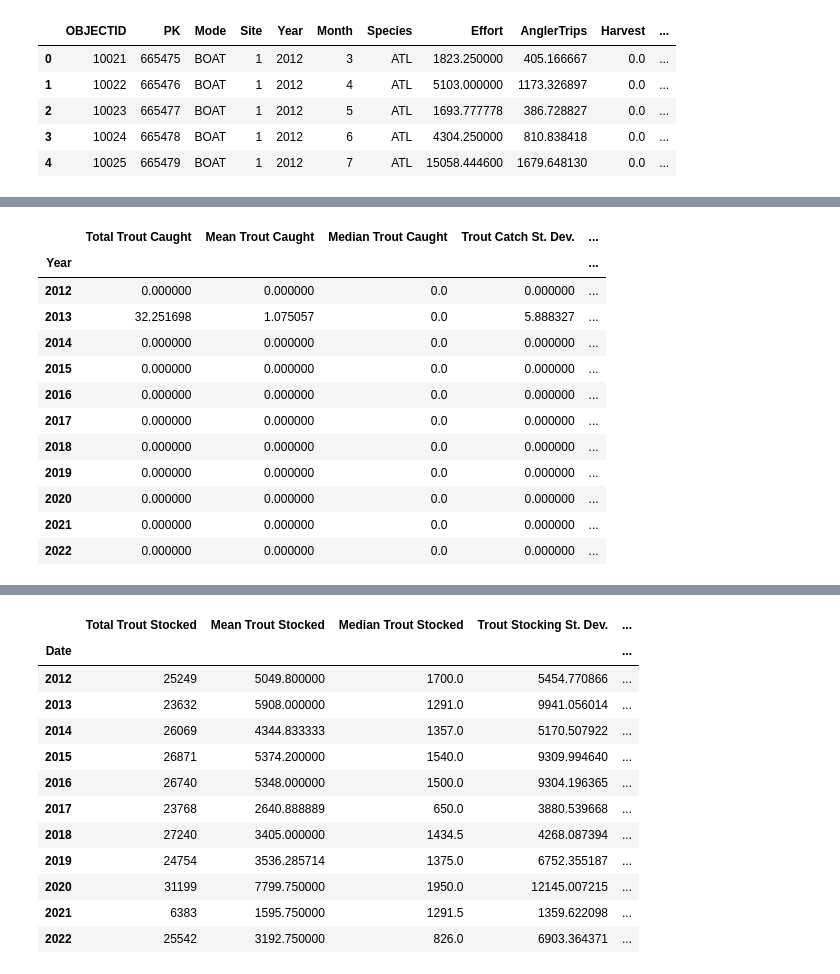
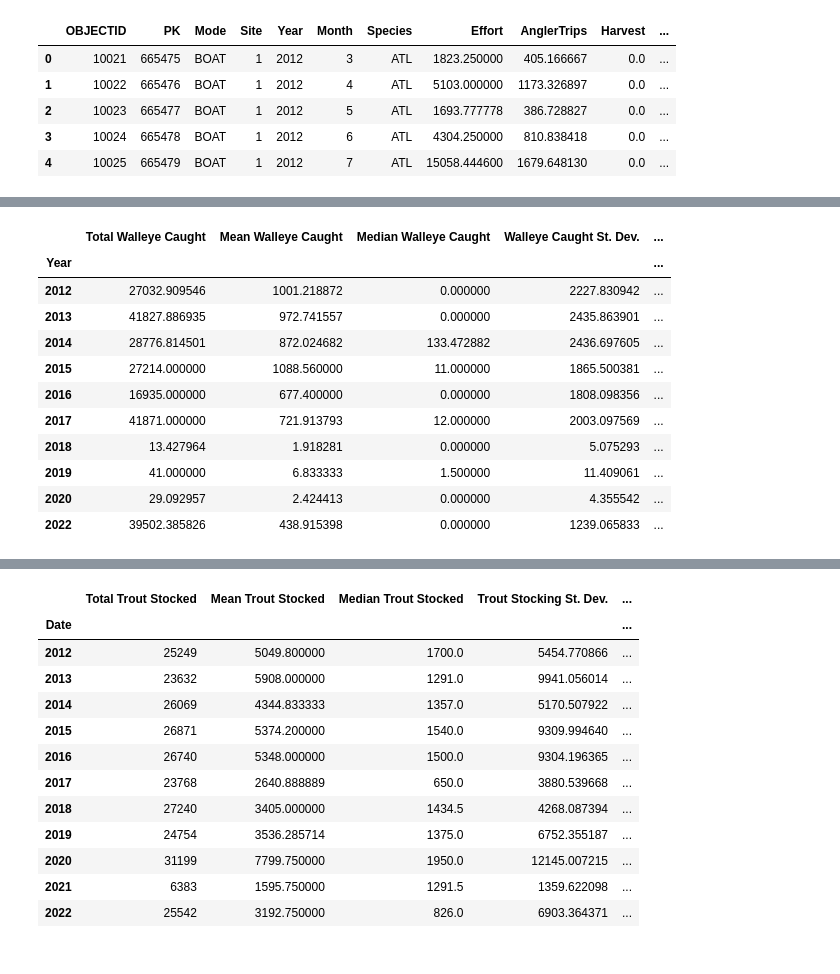
Before and after one commit to jules-krohn/Project1_Group7, a Jupyter notebook: FishingDataCode.ipynb, the cells around one changed output, grey strips where cells are left out. Drawn from its saved outputs; the diff is of its cells as text; code cells hidden in the pictures.

```diff
--- a/FishingDataCode.ipynb
+++ b/FishingDataCode.ipynb
@@ -77,30 +64,37 @@ wae_df
-# %%
-rbtbay_mean = creel.loc[(creel['Species'] == 'RBT') & (creel['County'] == 'BAY')].groupby('Year').mean(numeric_only=True)
-rbtbay_med = creel.loc[(creel['Species'] == 'RBT') & (creel['County'] == 'BAY')].groupby('Year').median(numeric_only=True)
-rbtbay_std = creel.loc[(creel['Species'] == 'RBT') & (creel['County'] == 'BAY')].groupby('Year').std(numeric_only=True)
-rbtbay_sem = creel.loc[(creel['Species'] == 'RBT') & (creel['County'] == 'BAY')].groupby('Year').sem(numeric_only=True)
-rbtbay_sum = creel.loc[(creel['Species'] == 'RBT') & (creel['County'] == 'BAY')].groupby('Year').sum(numeric_only=True)
-
-rbtbaymean = rbtbay_mean['Catch']
-rbtbaymed = rbtbay_med['Catch']
-rbtbaystd = rbtbay_std['Catch']
-rbtbaysem = rbtbay_sem['Catch']
-rbtbaysum = rbtbay_sum['Catch']
-
-rbt_df = pd.DataFrame({'Total Trout Caught':rbtbaysum,'Mean Trout Caught':rbtbaymean, 'Median Trout Caught':rbtbaymed,
-                       'Trout Catch St. Dev.':rbtbaystd, "Trout Catch St. Err.":rbtbaysem})
-rbt_df
-# %% [output]
-|  | Total Trout Caught | Mean Trout Caught | Median Trout Caught | Trout Catch St. Dev. | ... |
-| Year |  |  |  |  | ... |
-| 2012 | 0.000000 | 0.000000 | 0.0 | 0.000000 | ... |
-| 2013 | 32.251698 | 1.075057 | 0.0 | 5.888327 | ... |
-| 2014 | 0.000000 | 0.000000 | 0.0 | 0.000000 | ... |
-| 2015 | 0.000000 | 0.000000 | 0.0 | 0.000000 | ... |
-| 2016 | 0.000000 | 0.000000 | 0.0 | 0.000000 | ... |
-| 2017 | 0.000000 | 0.000000 | 0.0 | 0.000000 | ... |
-| 2018 | 0.000000 | 0.000000 | 0.0 | 0.000000 | ... |
-| 2019 | 0.000000 | 0.000000 | 0.0 | 0.000000 | ... |
-| 2020 | 0.000000 | 0.000000 | 0.0 | 0.000000 | ... |
-| 2021 | 0.000000 | 0.000000 | 0.0 | 0.000000 | ... |
-| 2022 | 0.000000 | 0.000000 | 0.0 | 0.000000 | ... |
+# %%
+#walchipmean = creel.loc[(creel["Species"] == "WAE") &
+                        #(creel['County'] == "CHIPPEWA")].groupby('Year').mean()
+wal_chip_total = creel.loc[(creel["Species"] == "WAE") &
+                           (creel["County"]== "CHIPPEWA")].groupby('Year').sum()
+wal_chip_mean = creel.loc[(creel["Species"] == "WAE") &
+                          (creel["County"]== "CHIPPEWA")].groupby('Year').mean()
+wal_chip_median = creel.loc[(creel["Species"] == "WAE") &
+                            (creel["County"]== "CHIPPEWA")].groupby('Year').median()
+wal_chip_sd = creel.loc[(creel["Species"] == "WAE") &
+                        (creel["County"]== "CHIPPEWA")].groupby('Year').std()
+wal_chip_sem = creel.loc[(creel["Species"] == "WAE") &
+                         (creel["County"]== "CHIPPEWA")].groupby('Year').sem()
+walchiptot = wal_chip_total['Catch']
+walchipm = wal_chip_mean['Catch']
+walchipmed = wal_chip_median['Catch']
+walchipsd = wal_chip_sd['Catch']
+walchipsem = wal_chip_sem['Catch']
+wal_chip_df = pd.DataFrame({'Total Walleye Caught':walchiptot,
+                            'Mean Walleye Caught':walchipm,
+                            'Median Walleye Caught':walchipmed,
+                            'Walleye Caught St. Dev.':walchipsd,
+                            "Walleye Caught St. Err.":walchipsem})
+wal_chip_df
+# %% [output]
+|  | Total Walleye Caught | Mean Walleye Caught | Median Walleye Caught | Walleye Caught St. Dev. | ... |
+| Year |  |  |  |  | ... |
+| 2012 | 27032.909546 | 1001.218872 | 0.000000 | 2227.830942 | ... |
+| 2013 | 41827.886935 | 972.741557 | 0.000000 | 2435.863901 | ... |
+| 2014 | 28776.814501 | 872.024682 | 133.472882 | 2436.697605 | ... |
+| 2015 | 27214.000000 | 1088.560000 | 11.000000 | 1865.500381 | ... |
+| 2016 | 16935.000000 | 677.400000 | 0.000000 | 1808.098356 | ... |
+| 2017 | 41871.000000 | 721.913793 | 12.000000 | 2003.097569 | ... |
+| 2018 | 13.427964 | 1.918281 | 0.000000 | 5.075293 | ... |
+| 2019 | 41.000000 | 6.833333 | 1.500000 | 11.409061 | ... |
+| 2020 | 29.092957 | 2.424413 | 0.000000 | 4.355542 | ... |
+| 2022 | 39502.385826 | 438.915398 | 0.000000 | 1239.065833 | ... |
```
Also changed, not shown: parts of 5 cells of this notebook.
